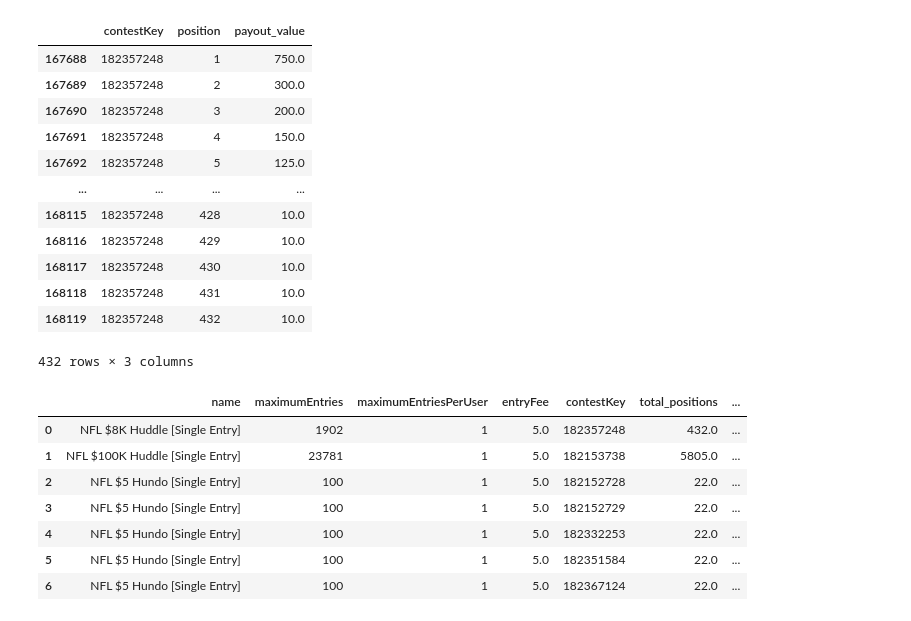
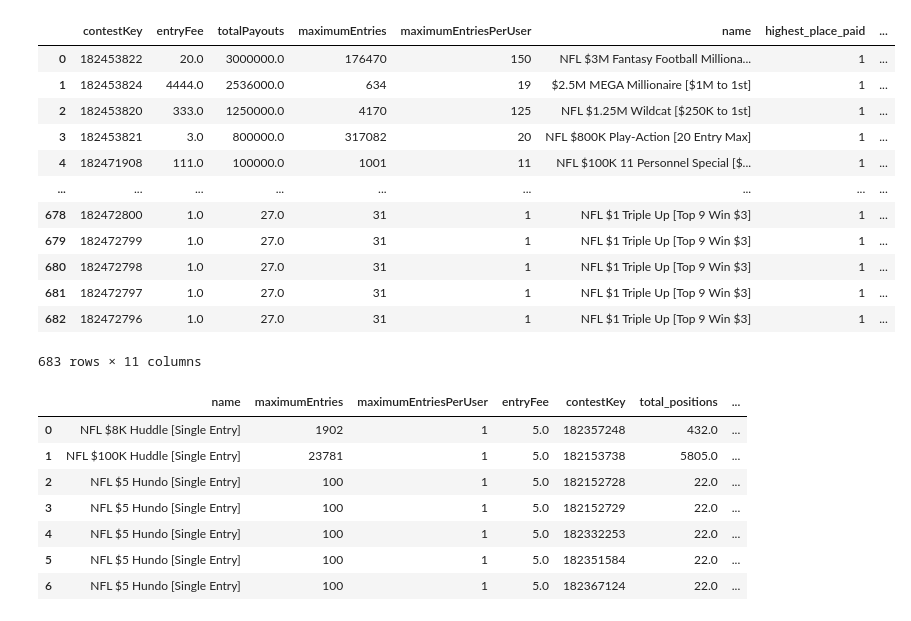
Before and after one commit to LarryLoveIV/dk_contest_analysis, a Jupyter notebook: DK Payouts.ipynb, the cells around one changed output. Saved outputs shown, nothing was run; the diff lists cells and outputs as text; code cells hidden in the pictures.

```diff
--- a/DK Payouts.ipynb
+++ b/DK Payouts.ipynb
@@ -16,7 +16,7 @@ contests_details = client.contests(sport=Sport.NFL)
 # %%
 contest_ids = [contest.contest_id for contest in contests_details.contests
                if contest.is_guaranteed
-               and contest.draft_group_id == 133903
+               and contest.draft_group_id == 134308
                and contest.is_double_up == False
                and contest.is_fifty_fifty == False]
 # %%
@@ -66,7 +66,8 @@ def process_contest_detail(contest_detail):
         'highest_place_paid': highest_place_paid,
         'lowest_place_paid': lowest_place_paid,
         'highest_payout_value': highest_payout_value,
-        'lowest_payout_value': lowest_payout_value
+        'lowest_payout_value': lowest_payout_value,
+        'rake_pct' : (1 - round((total_payouts/(maximum_entries*entry_fee)),3))*100
     }
 
 def fetch_contest_data_from_api(contest_ids: List, delay: float = 0.1):
@@ -310,23 +298,21 @@ payout_df[payout_df['contestKey']=='182153770'].to_csv("screenpay",index=False)
-# %%
-df['pct_1st'] = round(df['highest_payout_value'] / df['totalPayouts'],2) * 100
 # %%
 payout_cols = calculate_top_percentile_payouts_vectorized(payout_df)
 # %%
-payout_df[payout_df['contestKey']=='182357248']
+df
 # %% [output]
-|  | contestKey | position | payout_value |
-| 167688 | 182357248 | 1 | 750.0 |
-| 167689 | 182357248 | 2 | 300.0 |
-| 167690 | 182357248 | 3 | 200.0 |
-| 167691 | 182357248 | 4 | 150.0 |
-| 167692 | 182357248 | 5 | 125.0 |
-| ... | ... | ... | ... |
-| 168115 | 182357248 | 428 | 10.0 |
-| 168116 | 182357248 | 429 | 10.0 |
-| 168117 | 182357248 | 430 | 10.0 |
-| 168118 | 182357248 | 431 | 10.0 |
-| 168119 | 182357248 | 432 | 10.0 |
+|  | contestKey | entryFee | totalPayouts | maximumEntries | maximumEntriesPerUser | name | highest_place_paid | ... |
+| 0 | 182453822 | 20.0 | 3000000.0 | 176470 | 150 | NFL $3M Fantasy Football Milliona... | 1 | ... |
+| 1 | 182453824 | 4444.0 | 2536000.0 | 634 | 19 | $2.5M MEGA Millionaire [$1M to 1st] | 1 | ... |
+| 2 | 182453820 | 333.0 | 1250000.0 | 4170 | 125 | NFL $1.25M Wildcat [$250K to 1st] | 1 | ... |
+| 3 | 182453821 | 3.0 | 800000.0 | 317082 | 20 | NFL $800K Play-Action [20 Entry Max] | 1 | ... |
+| 4 | 182471908 | 111.0 | 100000.0 | 1001 | 11 | NFL $100K 11 Personnel Special [$... | 1 | ... |
+| ... | ... | ... | ... | ... | ... | ... | ... | ... |
+| 678 | 182472800 | 1.0 | 27.0 | 31 | 1 | NFL $1 Triple Up [Top 9 Win $3] | 1 | ... |
+| 679 | 182472799 | 1.0 | 27.0 | 31 | 1 | NFL $1 Triple Up [Top 9 Win $3] | 1 | ... |
+| 680 | 182472798 | 1.0 | 27.0 | 31 | 1 | NFL $1 Triple Up [Top 9 Win $3] | 1 | ... |
+| 681 | 182472797 | 1.0 | 27.0 | 31 | 1 | NFL $1 Triple Up [Top 9 Win $3] | 1 | ... |
+| 682 | 182472796 | 1.0 | 27.0 | 31 | 1 | NFL $1 Triple Up [Top 9 Win $3] | 1 | ... |
-432 rows × 3 columns
+683 rows × 11 columns
 # %%
 dd.query(
     """
```
Also changed, not shown: parts of 5 cells of this notebook.
